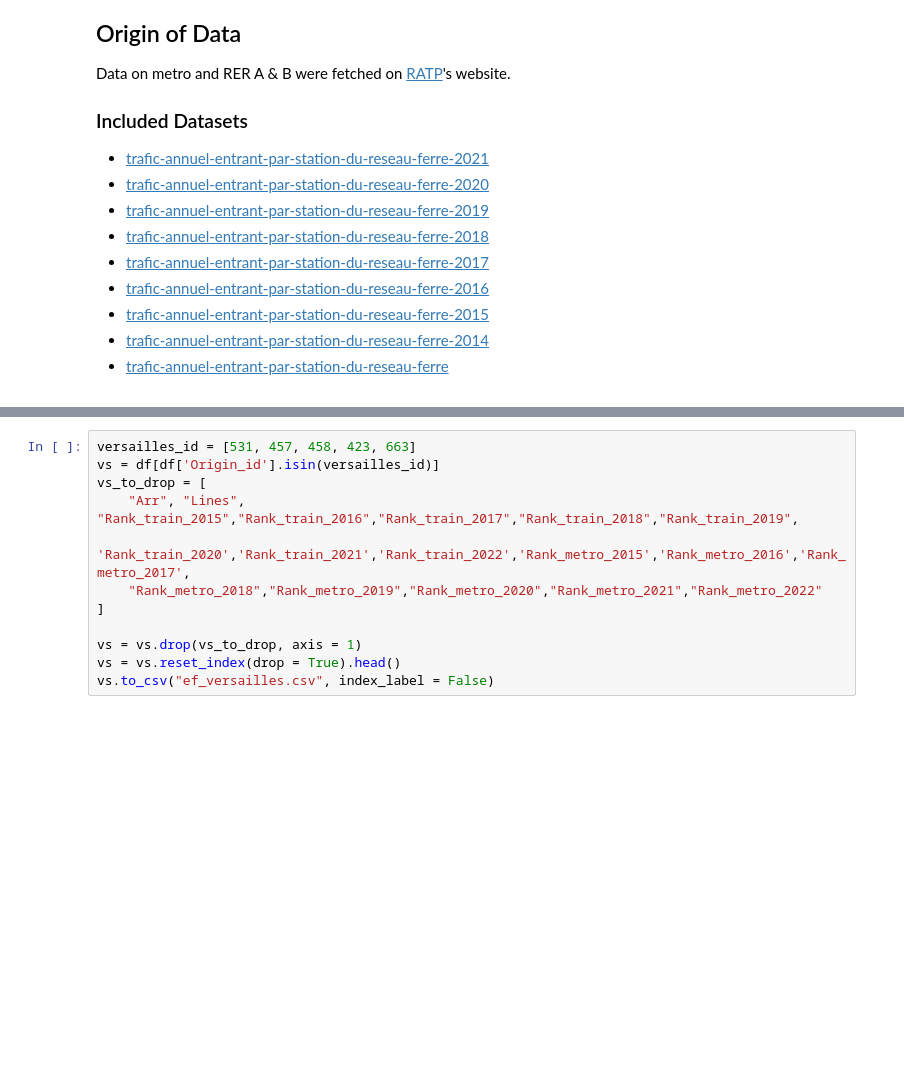
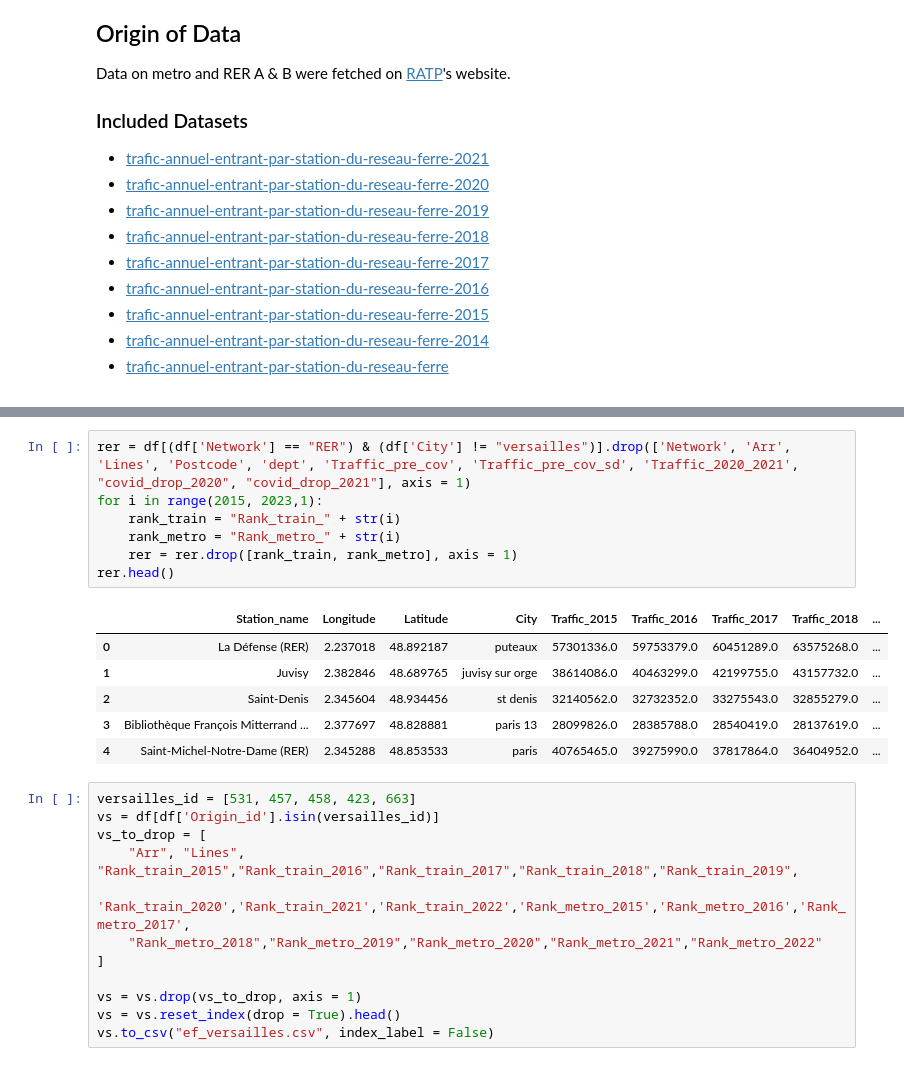
Before and after one commit to lucas-lfp/even-flow__railway-traffic-dashboard, a Jupyter notebook: ef_data_process.ipynb, the cells around one changed output, grey strips where cells are left out. Saved outputs shown, nothing was run; the diff lists cells and outputs as text; blank space fills up the shorter version.

```diff
--- a/ef_data_process.ipynb
+++ b/ef_data_process.ipynb
@@ -642,3 +643,17 @@ df[df['Station_name'].str.contains(r'Porchef')]
+# %%
+rer = df[(df['Network'] == "RER") & (df['City'] != "versailles")].drop(['Network', 'Arr', 'Lines', 'Postcode', 'dept', 'Traffic_pre_cov', 'Traffic_pre_cov_sd', 'Traffic_2020_2021', "covid_drop_2020", "covid_drop_2021"], axis = 1)
+for i in range(2015, 2023,1):
+    rank_train = "Rank_train_" + str(i)
+    rank_metro = "Rank_metro_" + str(i)
+    rer = rer.drop([rank_train, rank_metro], axis = 1)
+rer.head()
+# %% [output]
+|  | Station_name | Longitude | Latitude | City | Traffic_2015 | Traffic_2016 | Traffic_2017 | Traffic_2018 | ... |
+| 0 | La Défense (RER) | 2.237018 | 48.892187 | puteaux | 57301336.0 | 59753379.0 | 60451289.0 | 63575268.0 | ... |
+| 1 | Juvisy | 2.382846 | 48.689765 | juvisy sur orge | 38614086.0 | 40463299.0 | 42199755.0 | 43157732.0 | ... |
+| 2 | Saint-Denis | 2.345604 | 48.934456 | st denis | 32140562.0 | 32732352.0 | 33275543.0 | 32855279.0 | ... |
+| 3 | Bibliothèque François Mitterrand ... | 2.377697 | 48.828881 | paris 13 | 28099826.0 | 28385788.0 | 28540419.0 | 28137619.0 | ... |
+| 4 | Saint-Michel-Notre-Dame (RER) | 2.345288 | 48.853533 | paris | 40765465.0 | 39275990.0 | 37817864.0 | 36404952.0 | ... |
 # %%
 versailles_id = [531, 457, 458, 423, 663]
 vs = df[df['Origin_id'].isin(versailles_id)]
```
Also changed, not shown: parts of 2 cells of this notebook, 1 other file.
